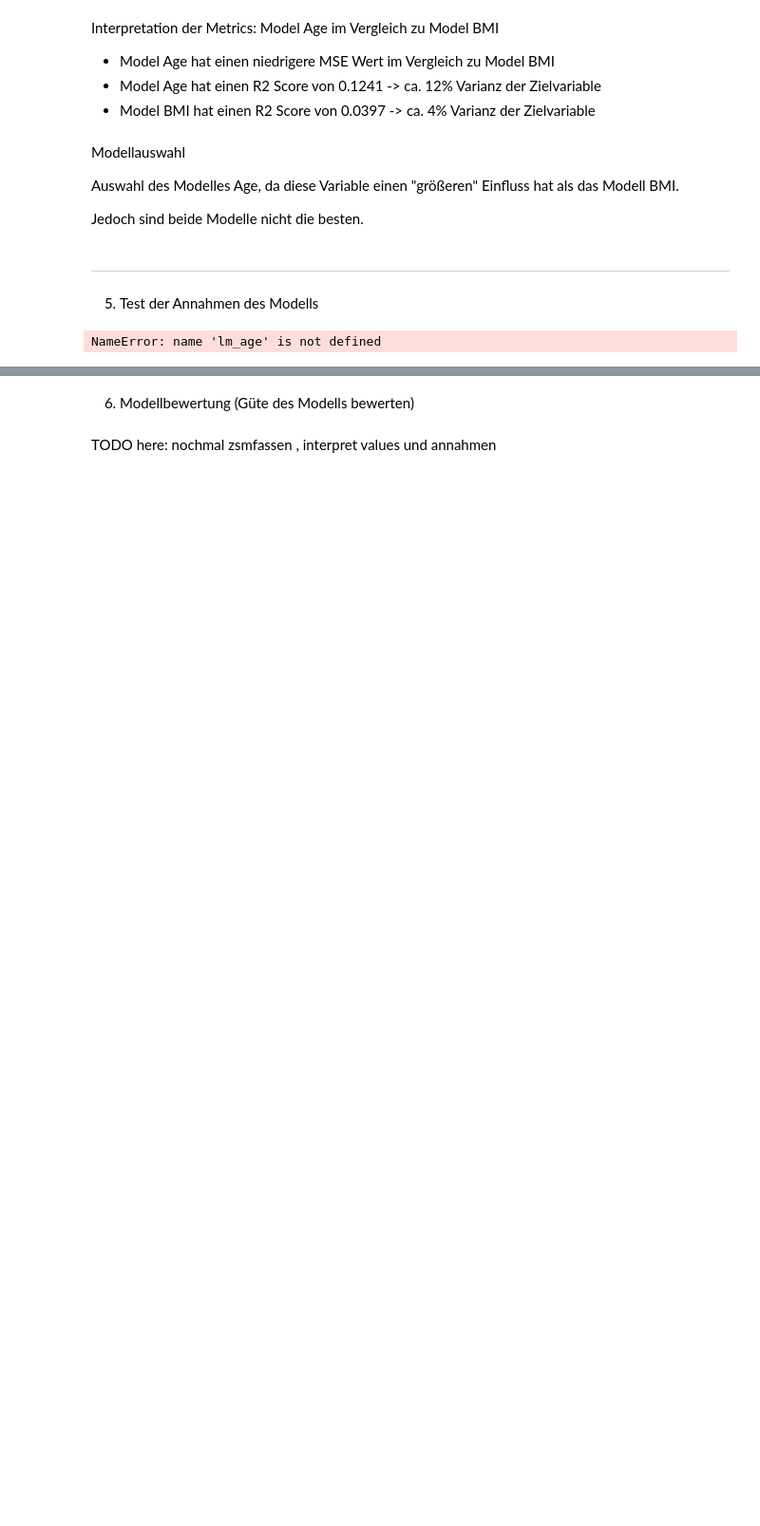
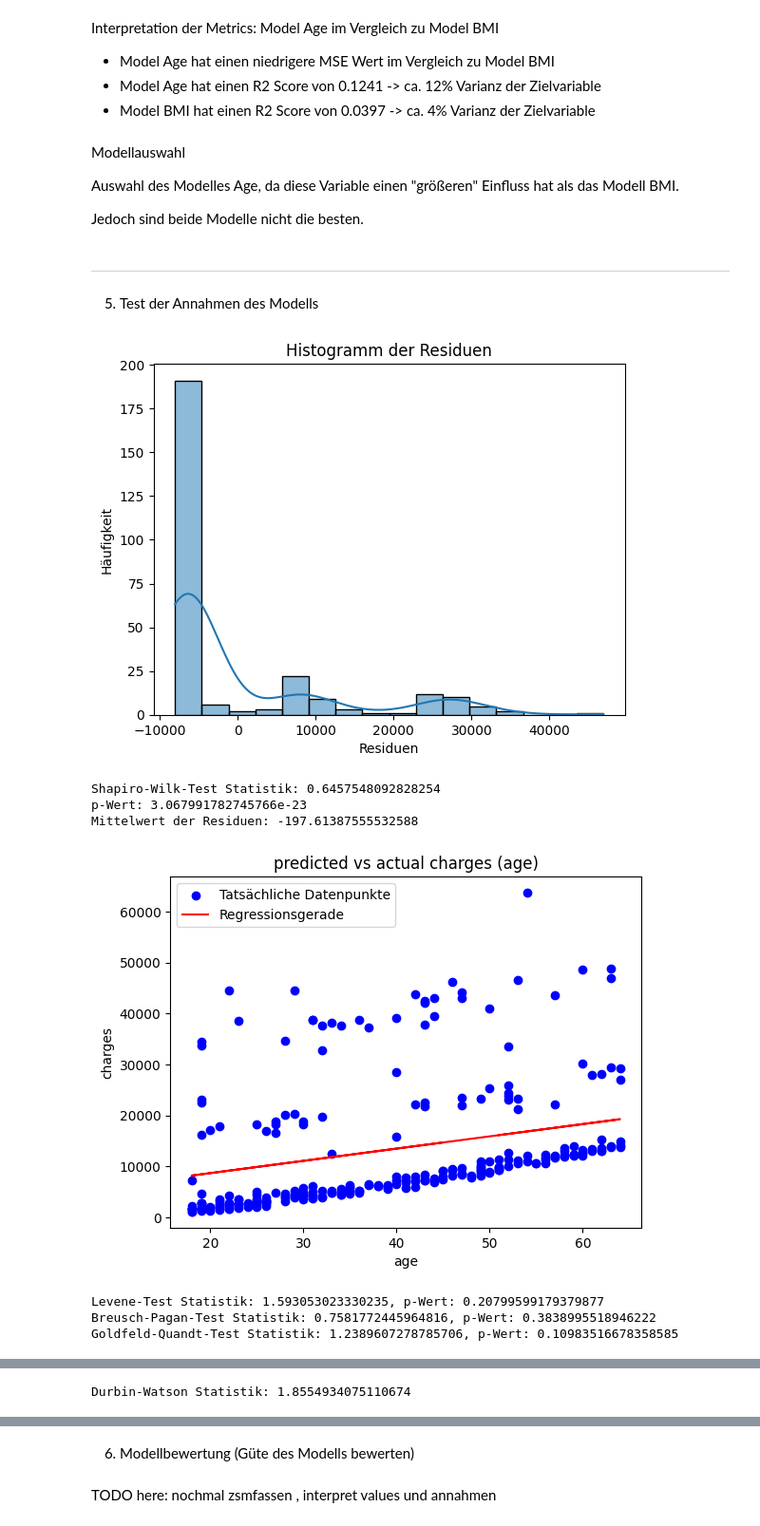
Before and after one commit to BrockherdeT/econometrics, a Jupyter notebook: shared_A1.ipynb, the cells around one changed output, grey strips where cells are left out. Shown at 95% size. Saved outputs shown, nothing was run; the diff lists cells and outputs as text; code cells hidden in the pictures; blank space fills up the shorter version.

Commit message:
Annahmen Tests

```diff
--- a/shared_A1.ipynb
+++ b/shared_A1.ipynb
@@ -315,9 +318,6 @@ y_pred = lm_age.predict(X_test_age)
 residuals = y_test_age - y_pred
 
 #grafische Veranschaulichung
-import matplotlib.pyplot as plt
-import seaborn as sns
-
 sns.histplot(residuals, kde=True)
 plt.title('Histogramm der Residuen')
 plt.xlabel('Residuen')
@@ -326,11 +326,10 @@ plt.show()
 #Statistischer Test auf Normalverteilung (Shapiro-Wilk-Tests)
 #H0: X normalverteilt
 #H1: X nicht normalverteilt
-from scipy.stats import shapiro
-
 stat, p_value = shapiro(residuals)
 print('Shapiro-Wilk-Test Statistik:', stat)
 print('p-Wert:', p_value) #keine Normalverteilung, da p-Wert < 0,05
+
 
 # Erwartungswert der Residuen --> vgl. mit Mittelwert
 mean_residuals = np.mean(residuals)
@@ -345,35 +344,61 @@ plt.xlabel('age')
 plt.ylabel('charges')
 plt.title('predicted vs actual charges (age)')
 plt.legend()
 plt.show()
+# Levene-Test
+#1 Teile die Daten anhand des Medians des Alters für den Levene-Test
+median_age = X_test_age['age'].median()
+group1 = residuals[X_test_age['age'] <= median_age]
+group2 = residuals[X_test_age['age'] > median_age]
+#2 # Durchführung des Levene-Tests
+levene_stat, levene_p = levene(group1, group2)
+print(f'Levene-Test Statistik: {levene_stat}, p-Wert: {levene_p}')
+# Breusch-Pagan-Test
+#1 Füge eine Konstante zum DataFrame hinzu
+X_test_age_with_constant = sm.add_constant(X_test_age)
+#2 Führe den Breusch-Pagan-Test durch
+bp_test = het_breuschpagan(residuals, X_test_age_with_constant)
+bp_stat, bp_p_value, _, _ = bp_test
+#3 Ausgabe der Testergebnisse
+print(f'Breusch-Pagan-Test Statistik: {bp_stat}, p-Wert: {bp_p_value}')
+# Goldfeld-Quandt-Test
+#1 Führe den Goldfeld-Quandt-Test durch
+gq_test = het_goldfeldquandt(y_test_age, X_test_age_with_constant)
+gq_stat, gq_p_value = gq_test[:2]
+#2 Ausgabe der Testergebnisse
+print(f'Goldfeld-Quandt-Test Statistik: {gq_stat}, p-Wert: {gq_p_value}')
+
 
 # Unabhängigkeit der Residuen (Autokorrelation)
 # ...Man sieht wieder das zunehmende Streuen --> Heteroskedastizität
 # ...Man erkennt keine systematischen Autokorrelationen, sondern zufällige Verteilung um 0 Linie (z.B. kein zyklisches Schwingen oder andere Muster)
-import matplotlib.pyplot as plt
-
 plt.scatter(y_pred, residuals)
 plt.title('Residuen vs. Vorhergesagte Werte')
 plt.xlabel('Vorhergesagte Werte')
 plt.ylabel('Residuen')
 plt.axhline(y=0, color='r', linestyle='--')
 plt.show()
-
 #Durbin Watson Test (Autokorrelation)
 #H0: ρ1=0 (keine Autokorrelation 1. Ordnung --> gegenwärtigen Werte der Residuen in einem Regressionsmodell werden nicht systematisch von den vorangegangenen Werten beeinflusst)
-
 dw_stat = durbin_watson(residuals)
 print("Durbin-Watson Statistik:", dw_stat) #Werte nahe 2 -> Keine Autokorrelation
 
 # Stichprobenvariation von X
 
 # Exogenität der Regressoren
 # ....keine klaren Muster wie einen Trend oder zyklische Abweichungen, dass die Residuen systematisch mit dem Alter variieren
 plt.scatter(X_test_age['age'], residuals)
 plt.axhline(0, color='red', linestyle='--')
 plt.title('Residuen vs. Age')
 plt.xlabel('Age')
 plt.ylabel('Residuen')
 plt.show()
 # %% [output]
+[figure, added]
-NameError: name 'lm_age' is not defined
+Shapiro-Wilk-Test Statistik: 0.6457548092828254
+p-Wert: 3.067991782745766e-23
+Mittelwert der Residuen: -197.61387555532588
+[figure, added]
+Levene-Test Statistik: 1.593053023330235, p-Wert: 0.20799599179379877
+Breusch-Pagan-Test Statistik: 0.7581772445964816, p-Wert: 0.3838995518946222
+Goldfeld-Quandt-Test Statistik: 1.2389607278785706, p-Wert: 0.10983516678358585
@@ -379,0 +406 @@ NameError: name 'lm_age' is not defined
+Durbin-Watson Statistik: 1.8554934075110674
```
Also changed, not shown: parts of 10 cells of this notebook.
